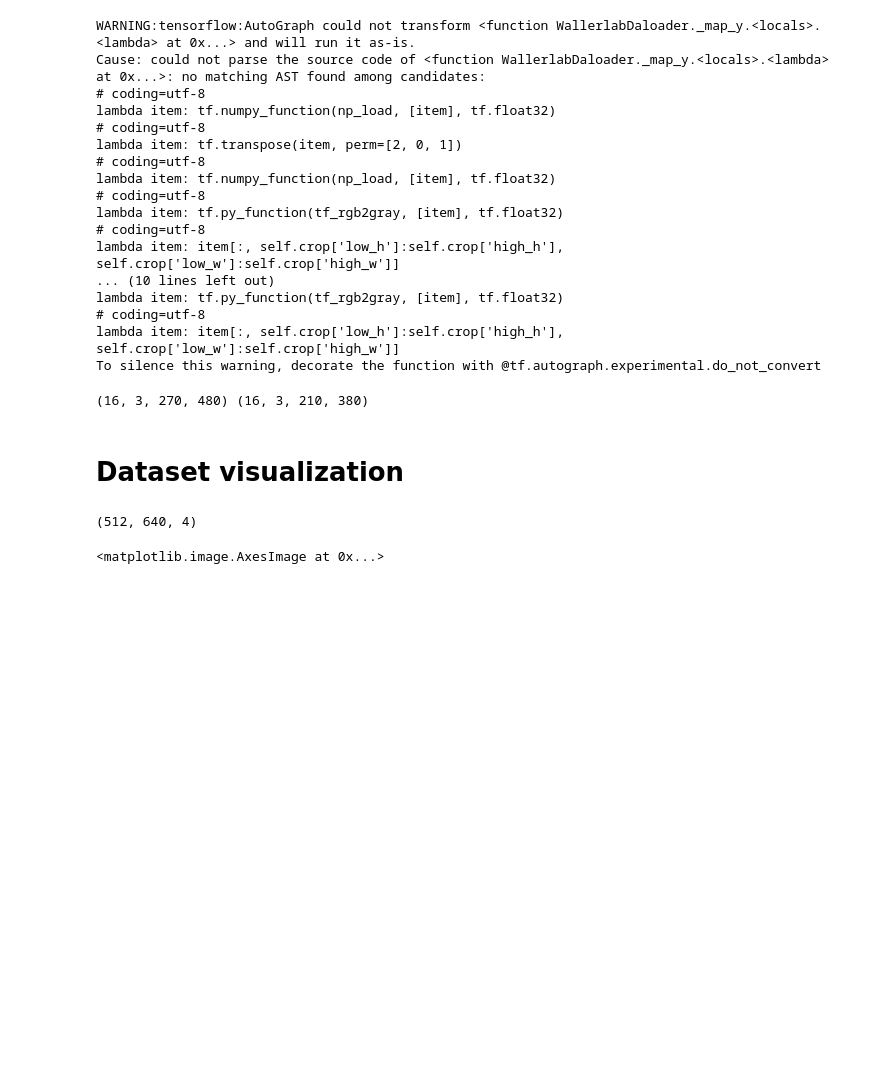
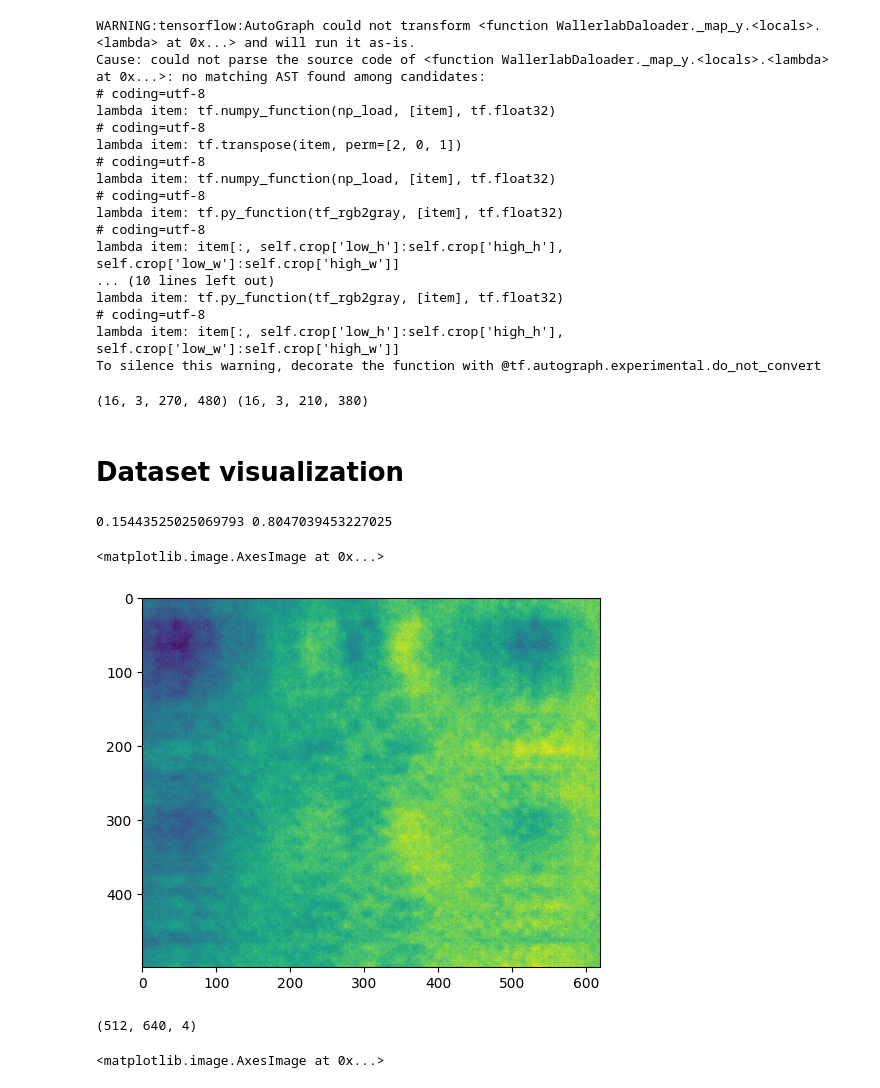
Before and after one commit to jonreymond/lensless_ml, a Jupyter notebook: draft.ipynb, the cells around one changed output. Saved outputs shown, nothing was run; the diff lists cells and outputs as text; code cells hidden in the pictures; blank space fills up the shorter version.

```diff
--- a/draft.ipynb
+++ b/draft.ipynb
@@ -628,6 +633,20 @@ def extract_bayer(arr):
     return img
 
 MAX_UINT16_VAL = 2**16 -1
+# %%
+import numpy as np
+import matplotlib.pyplot as plt
+
+path_test = '/scratch/jreymond/ICCV-2019-FlatNet-Dataset/Display-Captures/measurements_cropped/n01443537/n01443537_6397.npy'
+arr = np.load(path_test)
+
+# arr += np.random.normal(size=arr.shape, scale=0)
+print(np.min(arr), np.max(arr))
+plt.imshow(arr[:, :, 2])
+# %% [output]
+0.15443525025069793 0.8047039453227025
+<matplotlib.image.AxesImage at 0x...>
+[figure, added]
 # %%
 import skimage
 from PIL import Image
```
Also changed, not shown: parts of 38 cells of this notebook, 12 other files.
